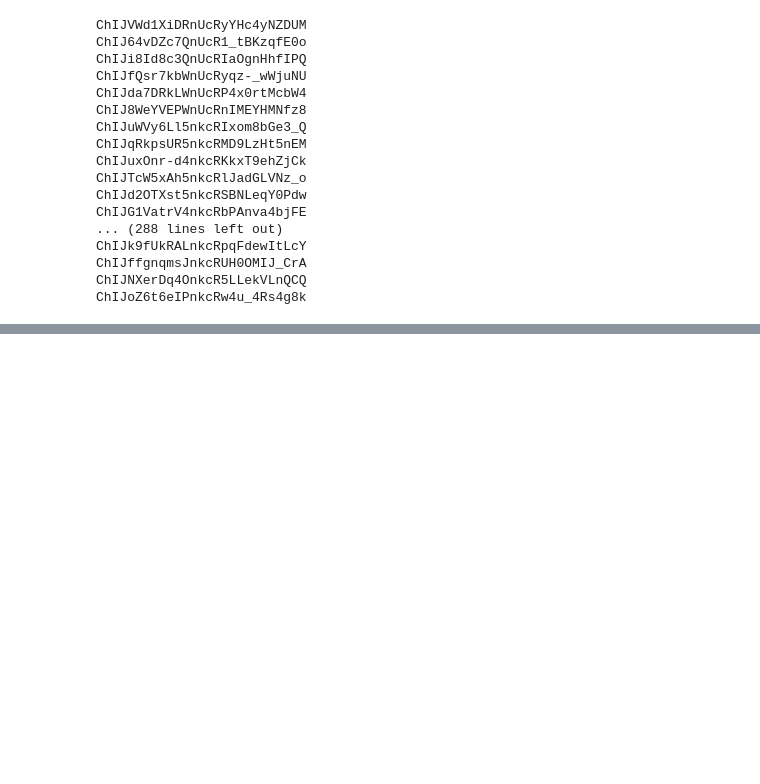
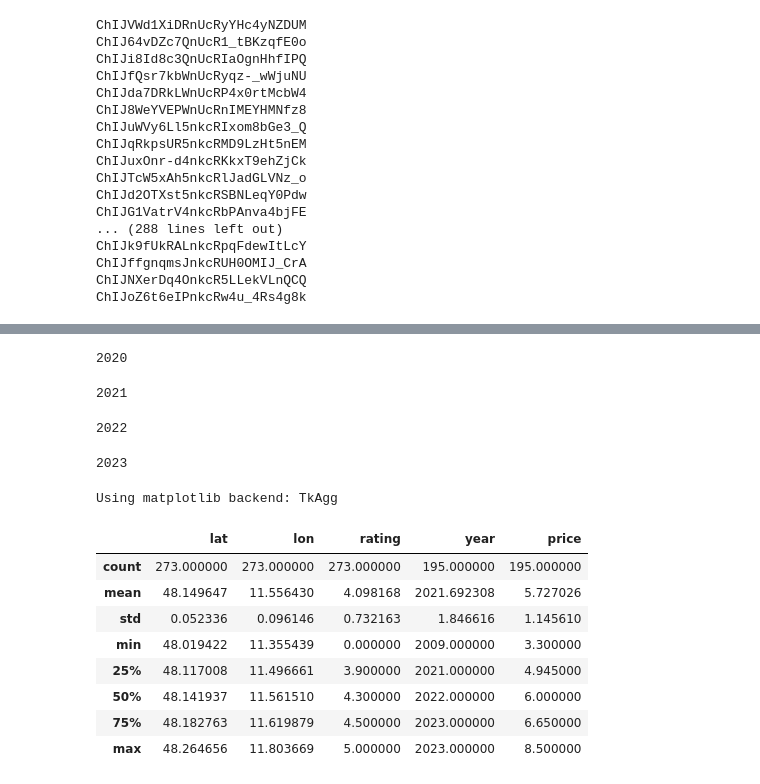
Before and after one commit to Bobo1239/doenerkarte, a Jupyter notebook: google_maps_data/doener.ipynb, the cells around one changed output, grey strips where cells are left out. Cells and saved outputs as stored; diff of their text form; code cells hidden in the pictures; blank space fills up the shorter version.

```diff
--- a/google_maps_data/doener.ipynb
+++ b/google_maps_data/doener.ipynb
@@ -438,3 +438,12 @@ ChIJk9fUkRALnkcRpqFdewItLcY
 ChIJffgnqmsJnkcRUH0OMIJ_CrA
 ChIJNXerDq4OnkcR5LLekVLnQCQ
 ChIJoZ6t6eIPnkcRw4u_4Rs4g8k
+# %%
+input_file_path = 'munich_doener_df_with_price.json'
+doener_df_with_price = pd.read_json(input_file_path, lines=True)
+
+munich= "48.137174, 11.577493"
+
+# Add markers for each location
+# for place in doener_df.iterrows():
+    # if
@@ -440,0 +471,62 @@ ChIJoZ6t6eIPnkcRw4u_4Rs4g8k
+# %%
+print("2020")
+doener_2020.describe()
+mean.append(doener_2020['price'].mean())
+# %% [output]
+2020
+# %%
+print("2021")
+doener_2021.describe()
+mean.append(doener_2021['price'].mean())
+# %% [output]
+2021
+# %%
+print("2022")
+doener_2022.describe()
+mean.append(doener_2022['price'].mean())
+# %% [output]
+2022
+# %%
+print("2023")
+doener_2023.describe()
+mean.append(doener_2023['price'].mean())
+# %% [output]
+2023
+# %%
+import matplotlib.pyplot as plt
+from scipy.optimize import curve_fit
+%matplotlib
+
+x_data = np.array([0, 1, 2, 3, 4, 5])
+def exponential_function(x, a, b):
+    return a * np.exp(b * x)
+
+# Use curve_fit to fit the exponential function to the data
+params, covariance = curve_fit(exponential_function, x_data[1:], mean[1:])
+
+# Extract the fitted parameters
+a_fit, b_fit = params
+
+
+x_data1 = np.array([ 1, 2, 3, 4, 5, 6, 7, 8, 9, 10])
+# Generate fitted curve using the fitted parameters
+y_fit = exponential_function(x_data1, a_fit, b_fit)
+
+plt.plot([2018, 2019, 2020, 2021, 2022, 2023], mean)
+plt.plot([2019, 2020, 2021, 2022, 2023, 2024, 2025, 2026, 2027, 2028], y_fit,color='red')
+plt.ylim(4,14)
+plt.show()
+# %% [output]
+Using matplotlib backend: TkAgg
+# %%
+doener_df_with_price.describe()
+# %% [output]
+|  | lat | lon | rating | year | price |
+| count | 273.000000 | 273.000000 | 273.000000 | 195.000000 | 195.000000 |
+| mean | 48.149647 | 11.556430 | 4.098168 | 2021.692308 | 5.727026 |
+| std | 0.052336 | 0.096146 | 0.732163 | 1.846616 | 1.145610 |
+| min | 48.019422 | 11.355439 | 0.000000 | 2009.000000 | 3.300000 |
+| 25% | 48.117008 | 11.496661 | 3.900000 | 2021.000000 | 4.945000 |
+| 50% | 48.141937 | 11.561510 | 4.300000 | 2022.000000 | 6.000000 |
+| 75% | 48.182763 | 11.619879 | 4.500000 | 2023.000000 | 6.650000 |
+| max | 48.264656 | 11.803669 | 5.000000 | 2023.000000 | 8.500000 |
```
Also changed, not shown: parts of 3 cells of this notebook, 2 other files.
